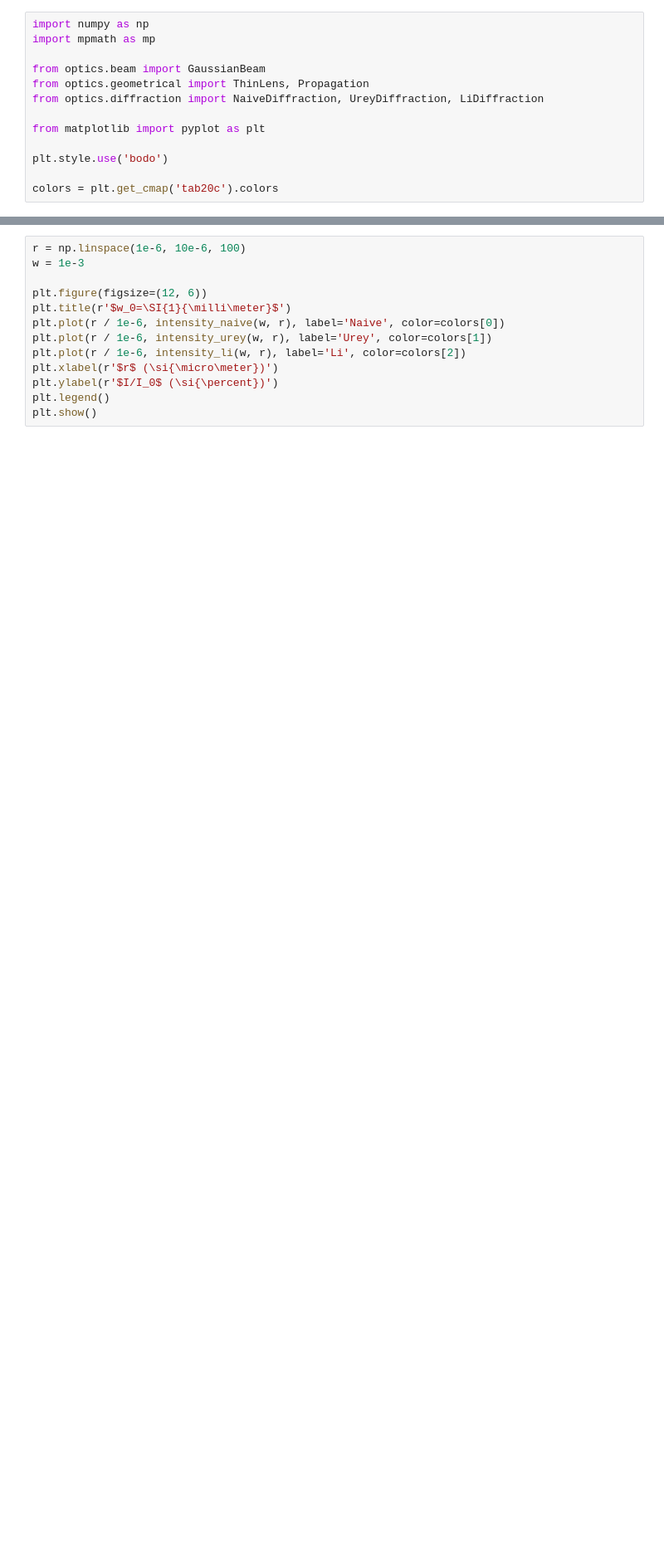
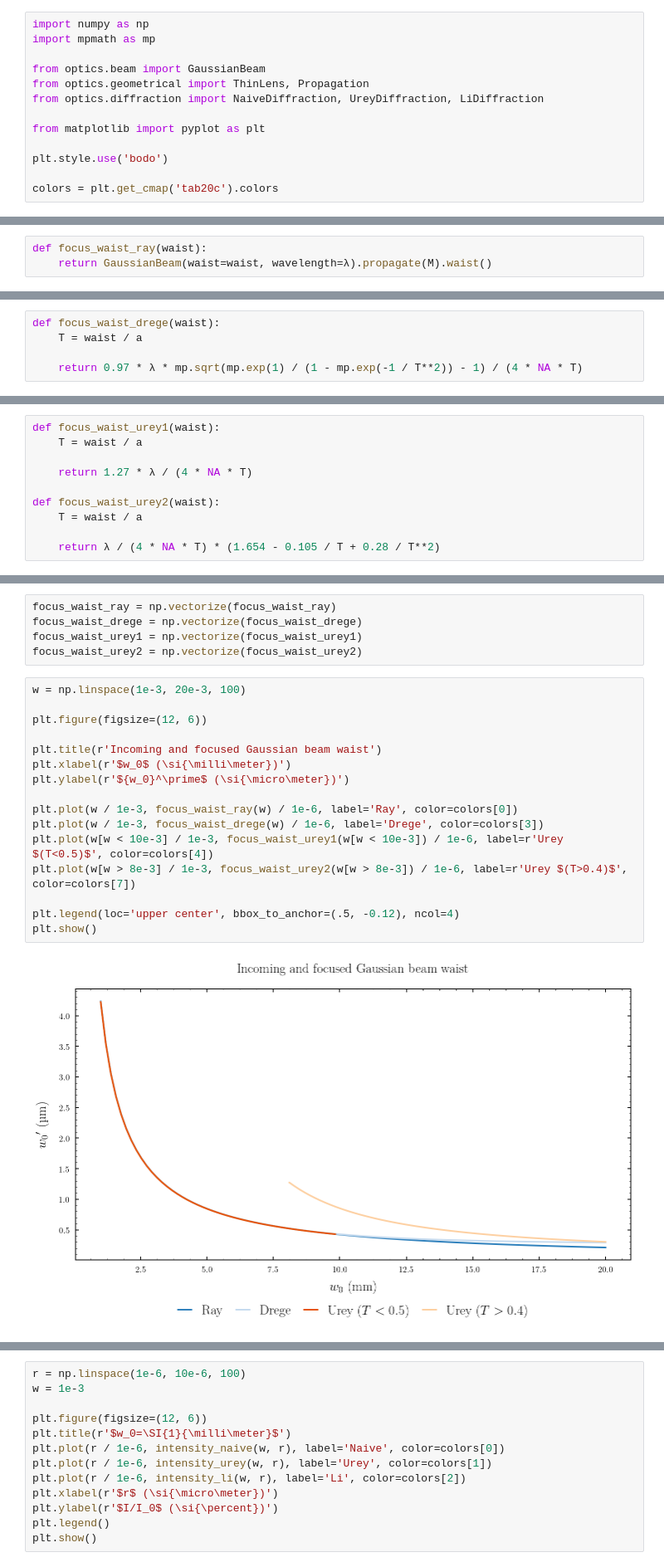
Before and after one commit to bodokaiser/optics, a Jupyter notebook: aperture-truncated-gaussian.ipynb, the cells around one changed output, grey strips where cells are left out. Shown: that part at 83% size. Cells and saved outputs as stored; diff of their text form; blank space fills up the shorter version.

```diff
--- a/aperture-truncated-gaussian.ipynb
+++ b/aperture-truncated-gaussian.ipynb
@@ -13,0 +64,3 @@ colors = plt.get_cmap('tab20c').colors
+# %%
+def focus_waist_ray(waist):
+    return GaussianBeam(waist=waist, wavelength=λ).propagate(M).waist()
@@ -13,0 +75,5 @@ colors = plt.get_cmap('tab20c').colors
+# %%
+def focus_waist_drege(waist):
+    T = waist / a
+
+    return 0.97 * λ * mp.sqrt(mp.exp(1) / (1 - mp.exp(-1 / T**2)) - 1) / (4 * NA * T)
@@ -13,0 +90,10 @@ colors = plt.get_cmap('tab20c').colors
+# %%
+def focus_waist_urey1(waist):
+    T = waist / a
+
+    return 1.27 * λ / (4 * NA * T)
+
+def focus_waist_urey2(waist):
+    T = waist / a
+
+    return λ / (4 * NA * T) * (1.654 - 0.105 / T + 0.28 / T**2)
@@ -14 +102,24 @@ colors = plt.get_cmap('tab20c').colors
+# %%
+focus_waist_ray = np.vectorize(focus_waist_ray)
+focus_waist_drege = np.vectorize(focus_waist_drege)
+focus_waist_urey1 = np.vectorize(focus_waist_urey1)
+focus_waist_urey2 = np.vectorize(focus_waist_urey2)
+# %%
+w = np.linspace(1e-3, 20e-3, 100)
+
+plt.figure(figsize=(12, 6))
+
+plt.title(r'Incoming and focused Gaussian beam waist')
+plt.xlabel(r'$w_0$ (\si{\milli\meter})')
+plt.ylabel(r'${w_0}^\prime$ (\si{\micro\meter})')
+
+plt.plot(w / 1e-3, focus_waist_ray(w) / 1e-6, label='Ray', color=colors[0])
+plt.plot(w / 1e-3, focus_waist_drege(w) / 1e-6, label='Drege', color=colors[3])
+plt.plot(w[w < 10e-3] / 1e-3, focus_waist_urey1(w[w < 10e-3]) / 1e-6, label=r'Urey $(T<0.5)$', color=colors[4])
+plt.plot(w[w > 8e-3] / 1e-3, focus_waist_urey2(w[w > 8e-3]) / 1e-6, label=r'Urey $(T>0.4)$', color=colors[7])
+
+plt.legend(loc='upper center', bbox_to_anchor=(.5, -0.12), ncol=4)
+plt.show()
+# %% [output]
+[figure, added]
 # %%
```
Also changed, not shown: parts of 13 cells of this notebook.
